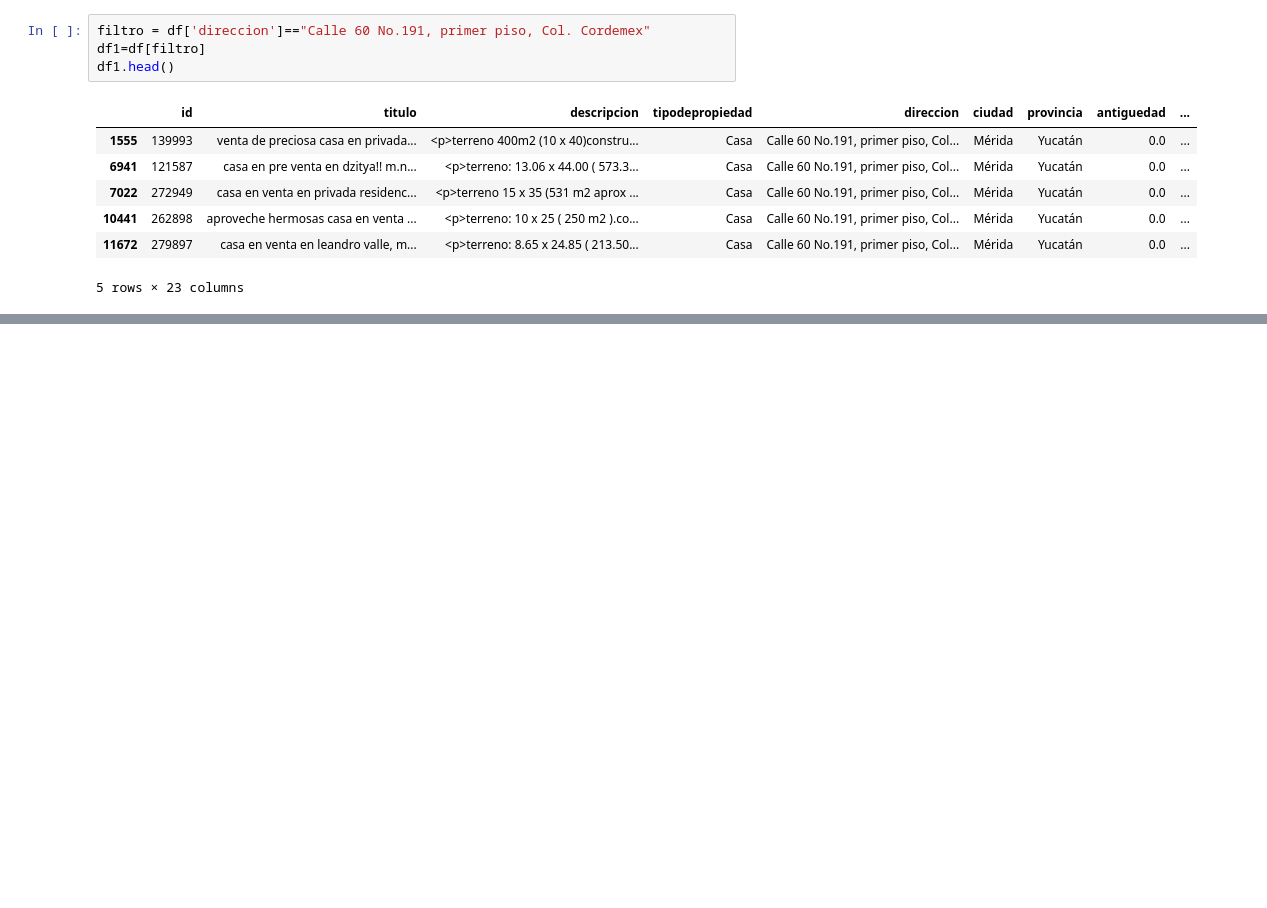
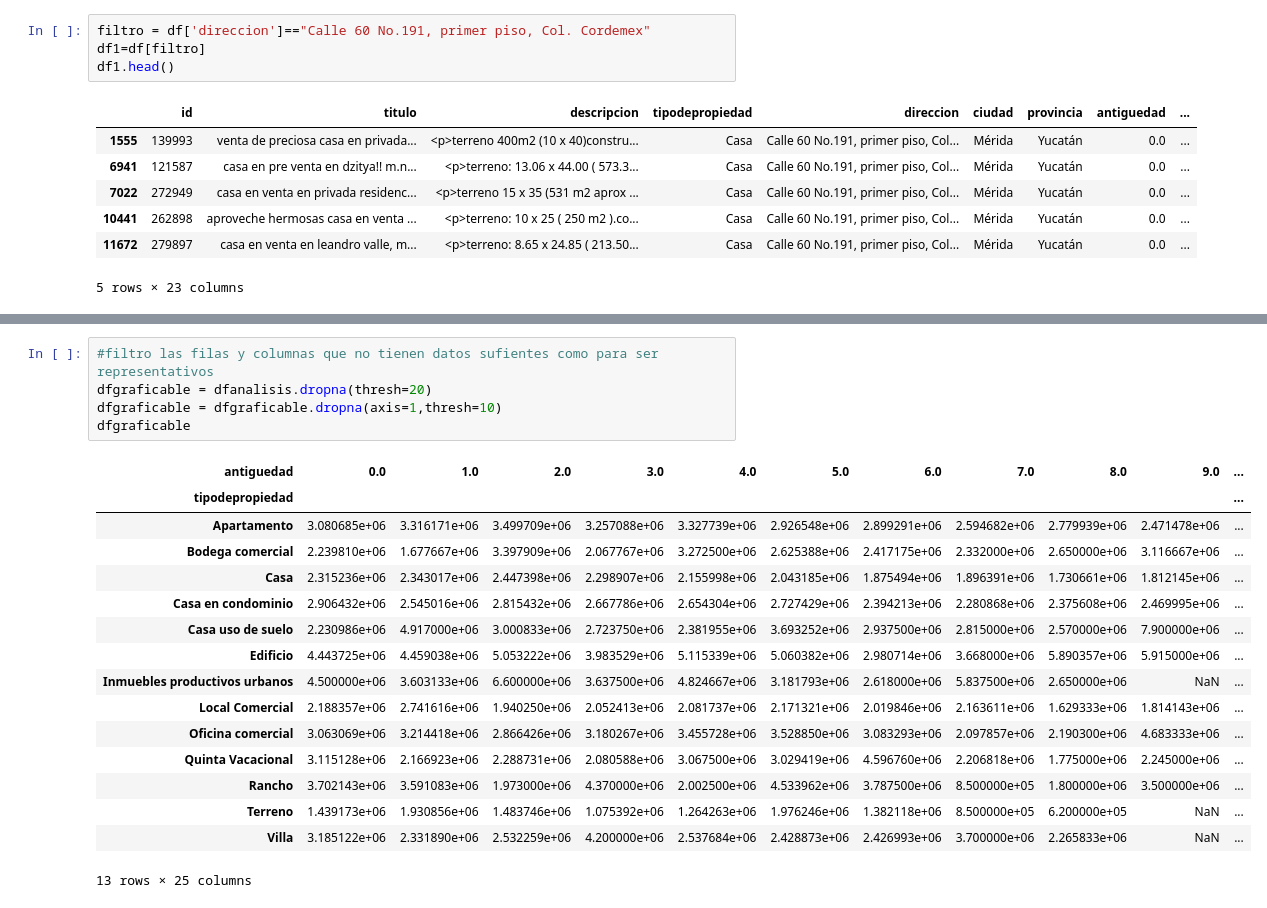
Before and after one commit to lorenzolgz/orgadatostp1, a Jupyter notebook: Analisis_basico.ipynb, the cells around one changed output, grey strips where cells are left out. Drawn from its saved outputs; the diff is of its cells as text; blank space fills up the shorter version.

```diff
--- a/Analisis_basico.ipynb
+++ b/Analisis_basico.ipynb
@@ -392,0 +444,22 @@ Name: lng, Length: 81010, dtype: int64
+# %%
+#filtro las filas y columnas que no tienen datos sufientes como para ser representativos
+dfgraficable = dfanalisis.dropna(thresh=20)
+dfgraficable = dfgraficable.dropna(axis=1,thresh=10)
+dfgraficable
+# %% [output]
+| antiguedad | 0.0 | 1.0 | 2.0 | 3.0 | 4.0 | 5.0 | 6.0 | 7.0 | 8.0 | 9.0 | ... |
+| tipodepropiedad |  |  |  |  |  |  |  |  |  |  | ... |
+| Apartamento | 3.080685e+06 | 3.316171e+06 | 3.499709e+06 | 3.257088e+06 | 3.327739e+06 | 2.926548e+06 | 2.899291e+06 | 2.594682e+06 | 2.779939e+06 | 2.471478e+06 | ... |
+| Bodega comercial | 2.239810e+06 | 1.677667e+06 | 3.397909e+06 | 2.067767e+06 | 3.272500e+06 | 2.625388e+06 | 2.417175e+06 | 2.332000e+06 | 2.650000e+06 | 3.116667e+06 | ... |
+| Casa | 2.315236e+06 | 2.343017e+06 | 2.447398e+06 | 2.298907e+06 | 2.155998e+06 | 2.043185e+06 | 1.875494e+06 | 1.896391e+06 | 1.730661e+06 | 1.812145e+06 | ... |
+| Casa en condominio | 2.906432e+06 | 2.545016e+06 | 2.815432e+06 | 2.667786e+06 | 2.654304e+06 | 2.727429e+06 | 2.394213e+06 | 2.280868e+06 | 2.375608e+06 | 2.469995e+06 | ... |
+| Casa uso de suelo | 2.230986e+06 | 4.917000e+06 | 3.000833e+06 | 2.723750e+06 | 2.381955e+06 | 3.693252e+06 | 2.937500e+06 | 2.815000e+06 | 2.570000e+06 | 7.900000e+06 | ... |
+| Edificio | 4.443725e+06 | 4.459038e+06 | 5.053222e+06 | 3.983529e+06 | 5.115339e+06 | 5.060382e+06 | 2.980714e+06 | 3.668000e+06 | 5.890357e+06 | 5.915000e+06 | ... |
+| Inmuebles productivos urbanos | 4.500000e+06 | 3.603133e+06 | 6.600000e+06 | 3.637500e+06 | 4.824667e+06 | 3.181793e+06 | 2.618000e+06 | 5.837500e+06 | 2.650000e+06 | NaN | ... |
+| Local Comercial | 2.188357e+06 | 2.741616e+06 | 1.940250e+06 | 2.052413e+06 | 2.081737e+06 | 2.171321e+06 | 2.019846e+06 | 2.163611e+06 | 1.629333e+06 | 1.814143e+06 | ... |
+| Oficina comercial | 3.063069e+06 | 3.214418e+06 | 2.866426e+06 | 3.180267e+06 | 3.455728e+06 | 3.528850e+06 | 3.083293e+06 | 2.097857e+06 | 2.190300e+06 | 4.683333e+06 | ... |
+| Quinta Vacacional | 3.115128e+06 | 2.166923e+06 | 2.288731e+06 | 2.080588e+06 | 3.067500e+06 | 3.029419e+06 | 4.596760e+06 | 2.206818e+06 | 1.775000e+06 | 2.245000e+06 | ... |
+| Rancho | 3.702143e+06 | 3.591083e+06 | 1.973000e+06 | 4.370000e+06 | 2.002500e+06 | 4.533962e+06 | 3.787500e+06 | 8.500000e+05 | 1.800000e+06 | 3.500000e+06 | ... |
+| Terreno | 1.439173e+06 | 1.930856e+06 | 1.483746e+06 | 1.075392e+06 | 1.264263e+06 | 1.976246e+06 | 1.382118e+06 | 8.500000e+05 | 6.200000e+05 | NaN | ... |
+| Villa | 3.185122e+06 | 2.331890e+06 | 2.532259e+06 | 4.200000e+06 | 2.537684e+06 | 2.428873e+06 | 2.426993e+06 | 3.700000e+06 | 2.265833e+06 | NaN | ... |
+13 rows × 25 columns
```
Also changed, not shown: parts of 10 cells of this notebook.
